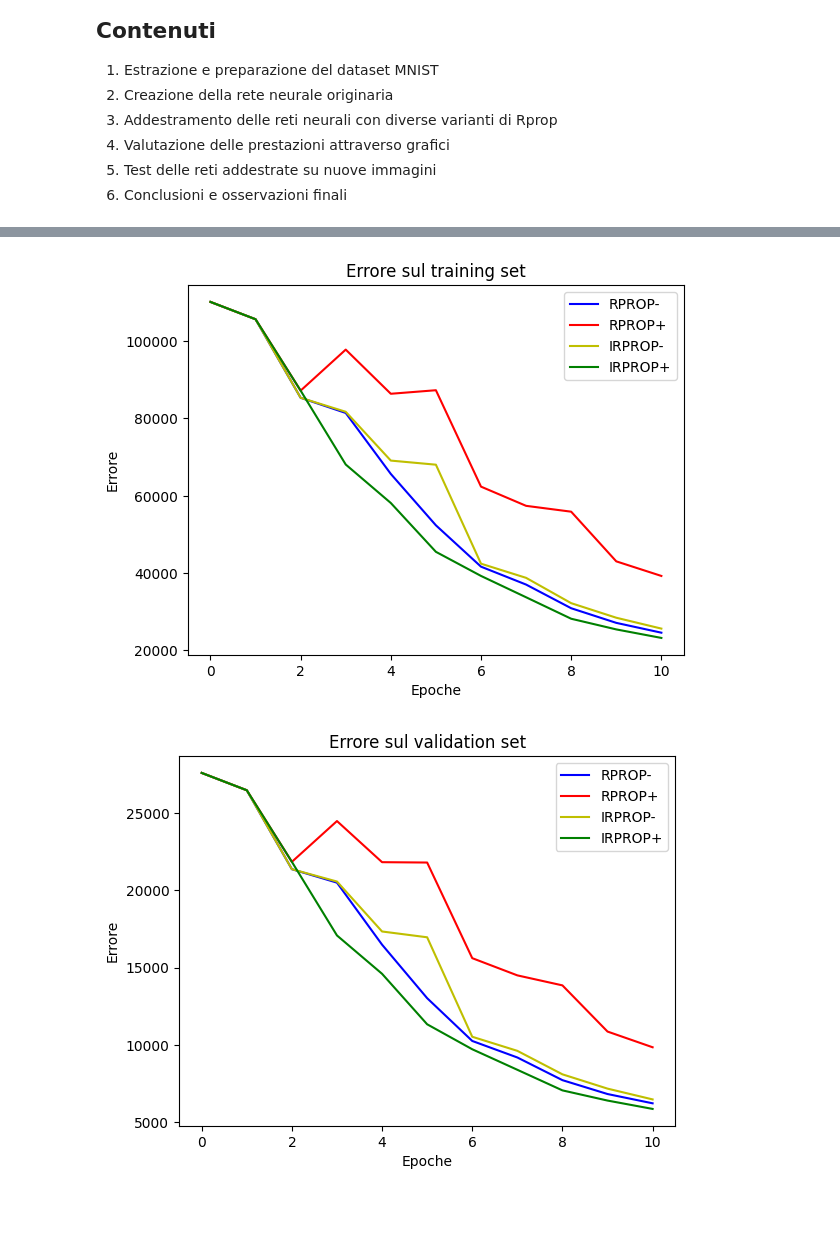
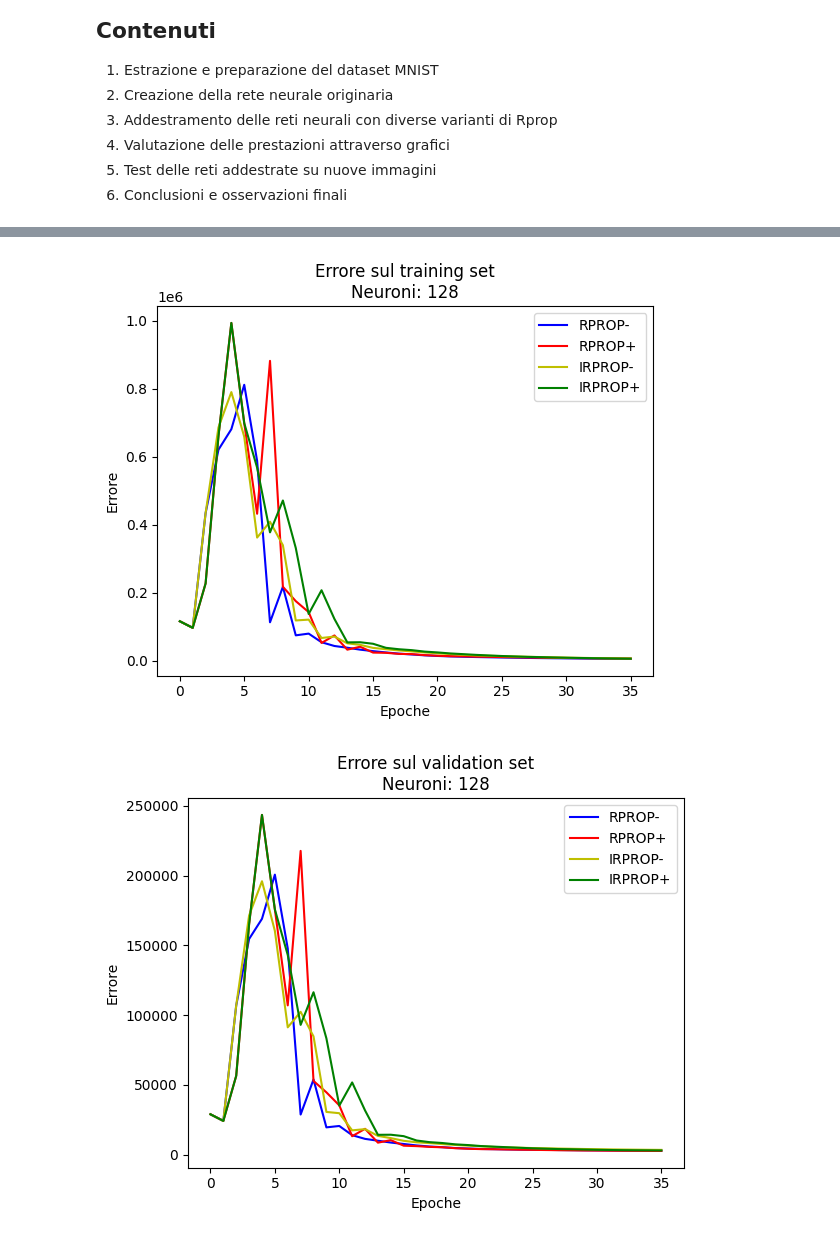
Before and after one commit to marcellorussox/MnistANN, a Jupyter notebook: ann_training.ipynb, the cells around one changed output, grey strips where cells are left out. Drawn from its saved outputs; the diff is of its cells as text; code cells hidden in the pictures; blank space fills up the shorter version.

```diff
--- a/ann_training.ipynb
+++ b/ann_training.ipynb
@@ -59,10 +59,10 @@ test_in, test_labels = ds.get_mnist_testing(test_array)
 # Creazione rete neurale
 
 # Assegnazione funzioni di attivazione per ogni strato della rete
-hidden_activation_functions = [af.tanh]
+hidden_activation_functions = [af.leaky_relu]
 
 # Assegnazione numero di neuroni per ogni strato
-hidden_layers = [20]
+hidden_layers = [128]
 #Assegnazione della funzione di attivazione e di errore per l'ultimo strato della rete
 output_activation_function = af.identity
 error_function = ef.cross_entropy_softmax
@@ -73,7 +73,7 @@ output_layer_size = train_labels.shape[0]
 net = nn.NeuralNetwork(hidden_activation_functions, output_activation_function, error_function,
                 input_layer_size, hidden_layers, output_layer_size)
 
-epochs = 10
+epochs = 35
 learning_rate = 0.00001
 
 # Copia la rete principale in quattro per il training
@@ -185,19 +185,19 @@ Epoca: 10/10   Rprop utilizzata: RpropType.IRPROP_PLUS
 # %%
 from matplotlib import pyplot as plt
 
 # Stampa grafico dell'errore del training
 plt.figure()
 plt.plot(std_train_err, 'b', label='RPROP-')
 plt.plot(plus_train_err, 'r', label='RPROP+')
 plt.plot(istd_train_err, 'y', label='IRPROP-')
 plt.plot(iplus_train_err, 'g', label='IRPROP+')
 plt.xlabel('Epoche')
 plt.ylabel('Errore')
-plt.title('Errore sul training set')
+plt.title(f'Errore sul training set\nNeuroni: {', '.join(map(str, hidden_layers))}')
 plt.legend()
 plt.show()
 # %% [output]
-[figure, old version]
+[figure, new version]
 # %%
 from matplotlib import pyplot as plt
 
@@ -209,11 +209,11 @@ plt.plot(istd_validation_err, 'y', label='IRPROP-')
 plt.plot(iplus_validation_err, 'g', label='IRPROP+')
 plt.xlabel('Epoche')
 plt.ylabel('Errore')
-plt.title('Errore sul validation set')
+plt.title(f'Errore sul validation set\nNeuroni: {', '.join(map(str, hidden_layers))}')
 plt.legend()
 plt.show()
 # %% [output]
-[figure, old version]
+[figure, new version]
 # %%
 from matplotlib import pyplot as plt
 
```
Also changed, not shown: parts of 15 cells of this notebook.
